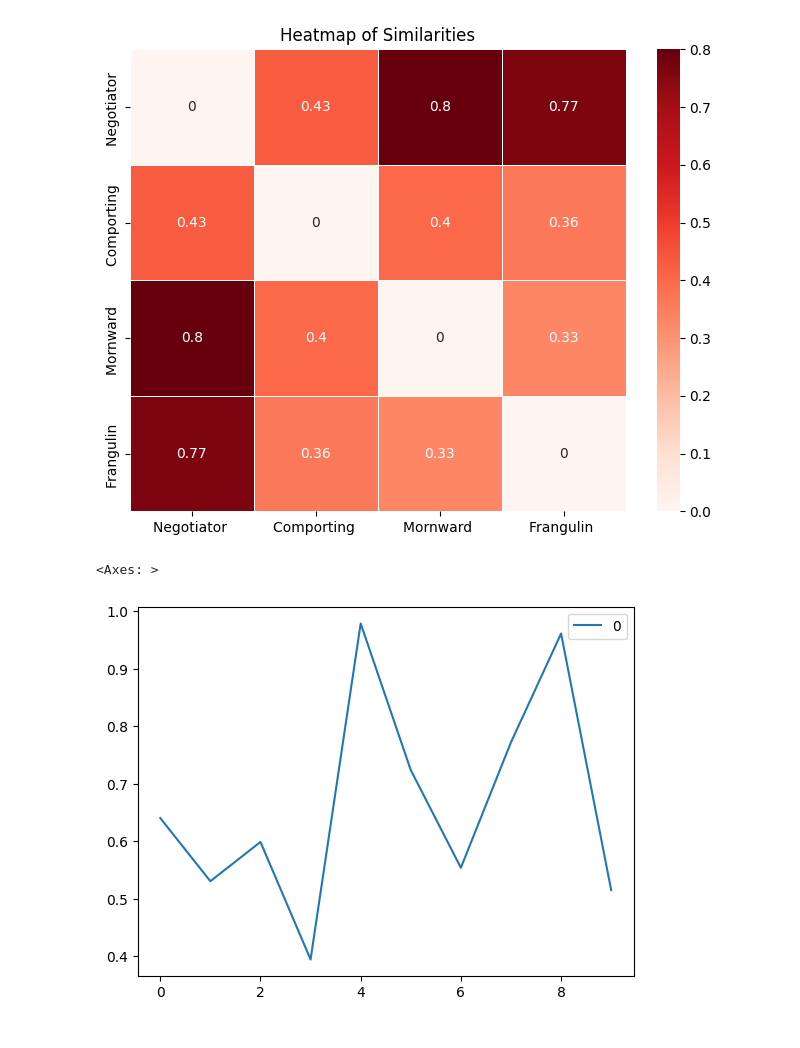
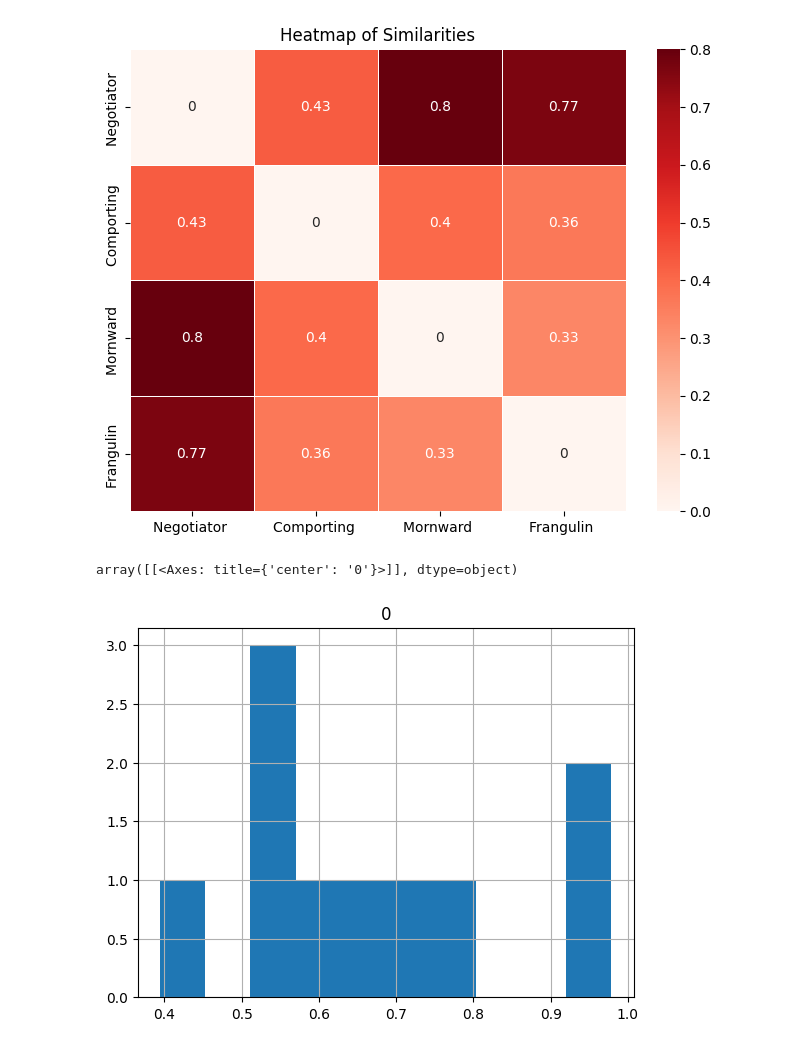
Before and after one commit to mahdinasseri/Normalized-Google-Distance, a Jupyter notebook: main.ipynb, the cells around one changed output. Drawn from its saved outputs; the diff is of its cells as text; code cells hidden in the pictures.

```diff
--- a/main.ipynb
+++ b/main.ipynb
@@ -82,7 +82,7 @@ vis_heatmap(matrix)
 # %% [output]
 [figure]
 # %%
-pd.DataFrame(mean_Values).plot()
+pd.DataFrame(mean_Values).hist()
 # %% [output]
-<Axes: >
+array([[<Axes: title={'center': '0'}>]], dtype=object)
-[figure, old version]
+[figure, new version]
```
Also changed, not shown: parts of 6 cells of this notebook.
